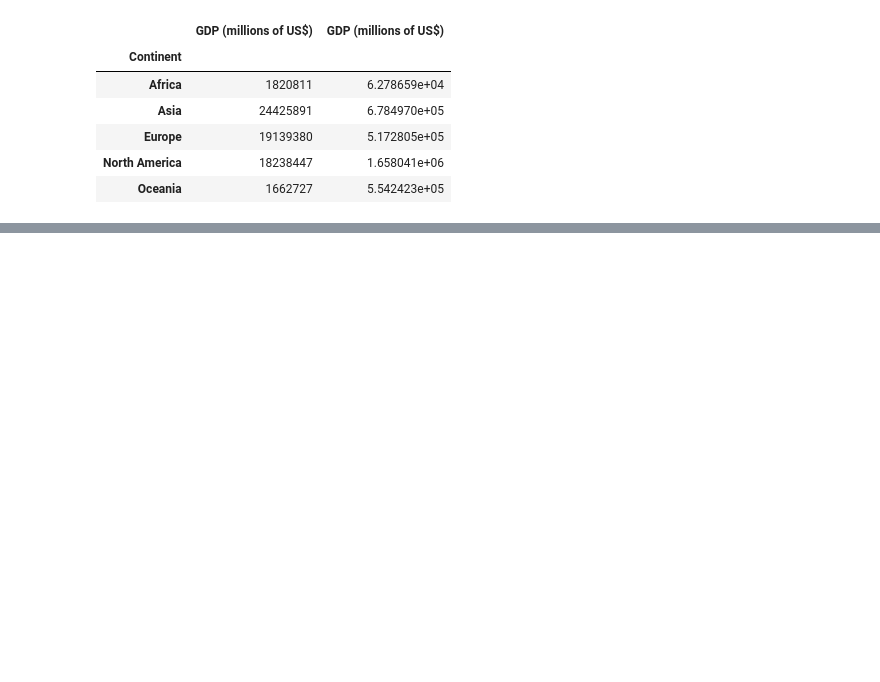
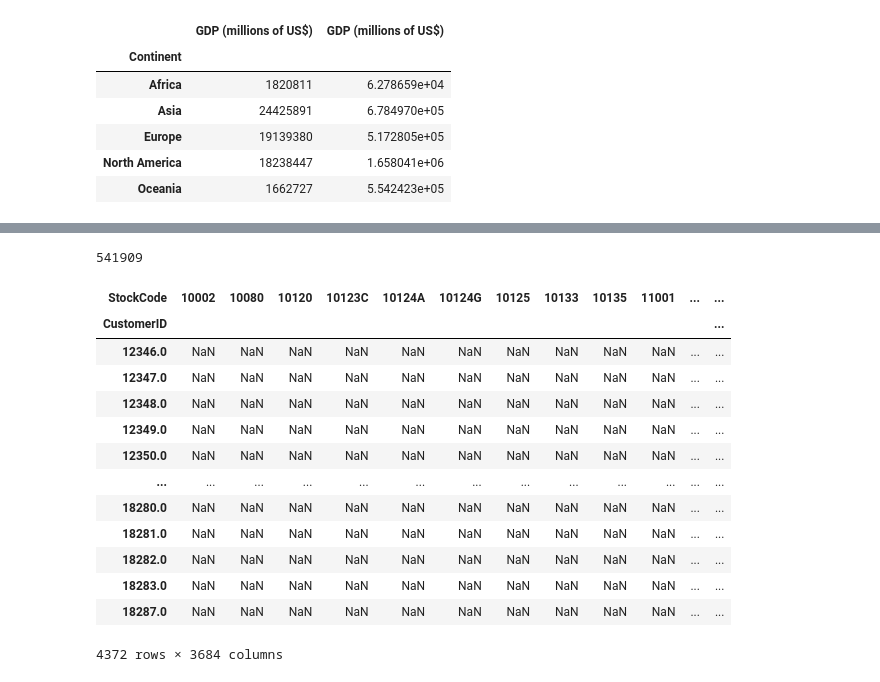
Before and after one commit to caopham123/DA2210R1, a Jupyter notebook: demo_pandas.ipynb, the cells around one changed output, grey strips where cells are left out. Drawn from its saved outputs; the diff is of its cells as text; code cells hidden in the pictures; blank space fills up the shorter version.

```diff
--- a/demo_pandas.ipynb
+++ b/demo_pandas.ipynb
@@ -100,3 +100,9 @@ df_merge.head()
 | Europe | 19139380 | 5.172805e+05 |
 | North America | 18238447 | 1.658041e+06 |
 | Oceania | 1662727 | 5.542423e+05 |
+# %%
+import pandas as pd
+onl_reatail = pd.read_csv('./OnlineRetail.csv',encoding='unicode_escape')
+onl_reatail.info()
+
+## Dữ liệu có 541909 dòng với 8 cột
@@ -102,0 +149,27 @@ df_merge.head()
+# %%
+df.CustomerID.count()
+df.StockCode.count()
+# %% [output]
+541909
+# %%
+# Xây dựng bảng Pivot table, với mỗi Khách hàng cho biết
+# số lượng mua hàng lớn nhất và nhỏ nhất theo Kho.
+
+df_customer = onl_reatail.pivot_table(values='Quantity',index='CustomerID'
+                             ,columns='StockCode',aggfunc='min',dropna=True)
+df_customer
+# %% [output]
+| StockCode | 10002 | 10080 | 10120 | 10123C | 10124A | 10124G | 10125 | 10133 | 10135 | 11001 | ... | ... |
+| CustomerID |  |  |  |  |  |  |  |  |  |  |  | ... |
+| 12346.0 | NaN | NaN | NaN | NaN | NaN | NaN | NaN | NaN | NaN | NaN | ... | ... |
+| 12347.0 | NaN | NaN | NaN | NaN | NaN | NaN | NaN | NaN | NaN | NaN | ... | ... |
+| 12348.0 | NaN | NaN | NaN | NaN | NaN | NaN | NaN | NaN | NaN | NaN | ... | ... |
+| 12349.0 | NaN | NaN | NaN | NaN | NaN | NaN | NaN | NaN | NaN | NaN | ... | ... |
+| 12350.0 | NaN | NaN | NaN | NaN | NaN | NaN | NaN | NaN | NaN | NaN | ... | ... |
+| ... | ... | ... | ... | ... | ... | ... | ... | ... | ... | ... | ... | ... |
+| 18280.0 | NaN | NaN | NaN | NaN | NaN | NaN | NaN | NaN | NaN | NaN | ... | ... |
+| 18281.0 | NaN | NaN | NaN | NaN | NaN | NaN | NaN | NaN | NaN | NaN | ... | ... |
+| 18282.0 | NaN | NaN | NaN | NaN | NaN | NaN | NaN | NaN | NaN | NaN | ... | ... |
+| 18283.0 | NaN | NaN | NaN | NaN | NaN | NaN | NaN | NaN | NaN | NaN | ... | ... |
+| 18287.0 | NaN | NaN | NaN | NaN | NaN | NaN | NaN | NaN | NaN | NaN | ... | ... |
+4372 rows × 3684 columns
```
Also changed, not shown: parts of 3 cells of this notebook.
